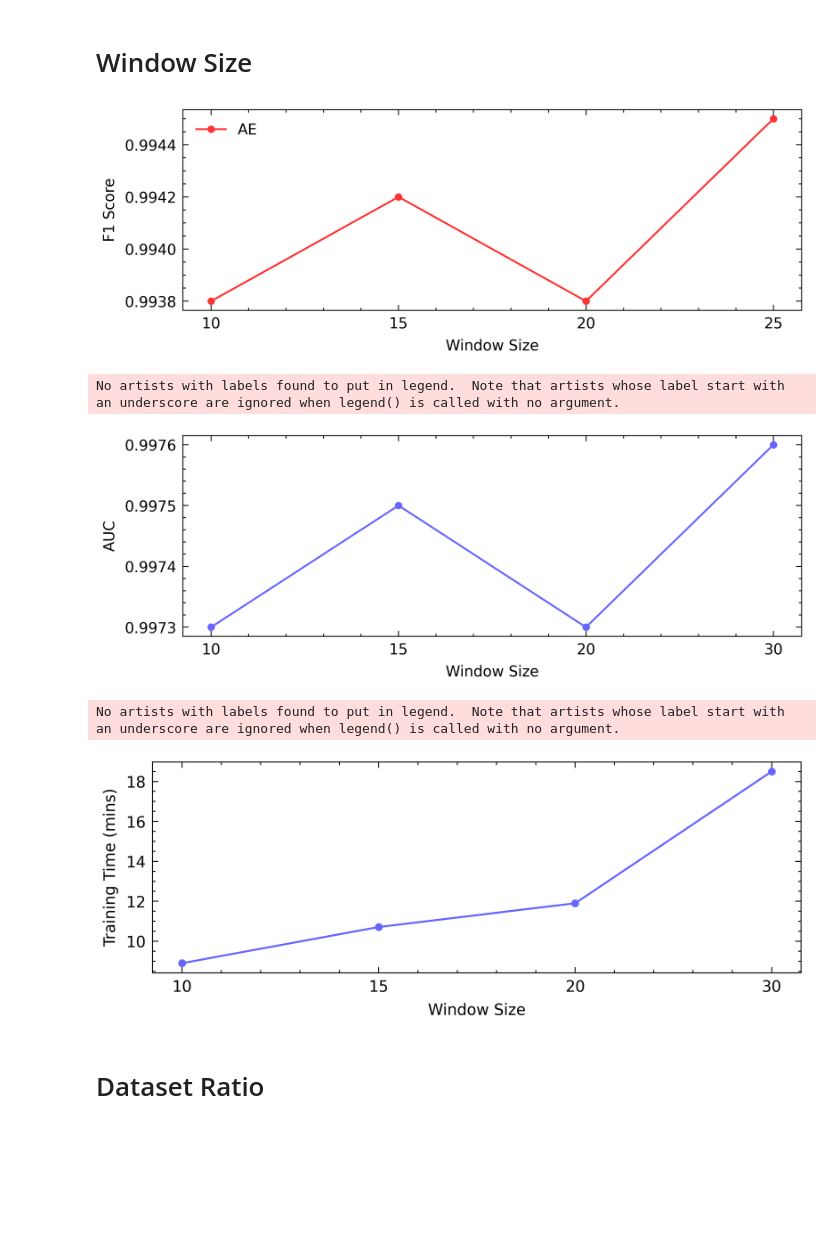
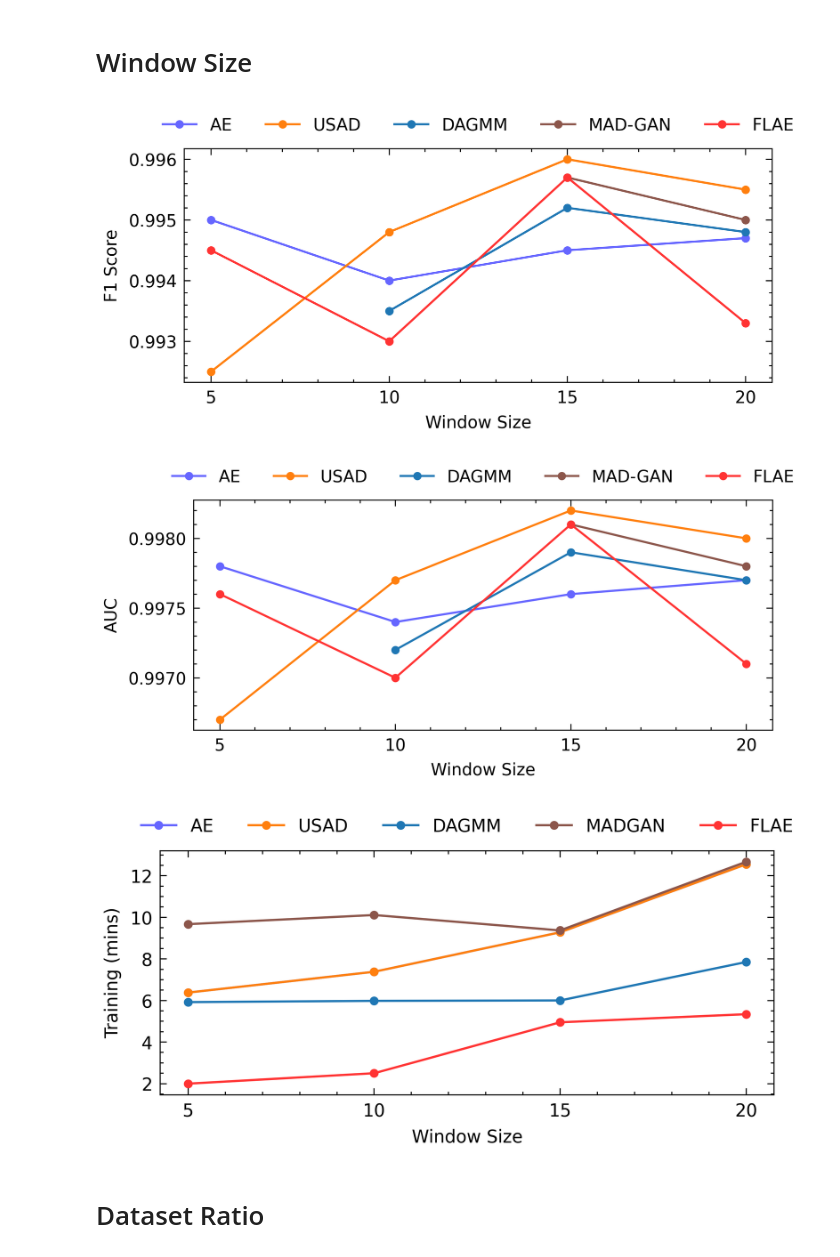
Before and after one commit to KL-DL-ML/federated-learning-autoencoder-anomaly-detection, a Jupyter notebook: evaluation.ipynb, the cells around one changed output. Drawn from its saved outputs; the diff is of its cells as text; code cells hidden in the pictures; blank space fills up the shorter version.

```diff
--- a/evaluation.ipynb
+++ b/evaluation.ipynb
@@ -20,10 +13,20 @@ window_size_time = [8.9, 10.71, 11.9, 18.5]
+# %%
+ae_w_f1 = [0.995, 0.994, 0.9945, 0.9947]
+usad_w_f1 = [0.9925, 0.9948, 0.9960, 0.9955]
+dagmm_w_f1 = [None, 0.9935, 0.9952, 0.9948]
+madgan_w_f1 = [None, None, 0.9957, 0.9950]
+flae_w_f1 = [0.9945, 0.9930, 0.9957, 0.9933]
 # %%
-plt.figure(figsize=(6, 2))
-plt.plot(window_size_f1, color='#FF3333', marker='.', linestyle='-', label='AE')
-plt.xticks(range(len(window_size_f1)), [10, 15, 20, 25])
+plt.figure(figsize=(5, 2))
+plt.plot(ae_w_f1, color='#6666ff', marker='.', linestyle='-', label='AE')
+plt.plot(usad_w_f1, color='#ff7f0e', marker='.', linestyle='-', label='USAD')
+plt.plot(dagmm_w_f1, color='#1f77b4', marker='.', linestyle='-', label='DAGMM')
+plt.plot(madgan_w_f1, color='#8c564b', marker='.', linestyle='-', label='MAD-GAN')
+plt.plot(flae_w_f1, color='#ff3333', marker='.', linestyle='-', label='FLAE')
+plt.xticks(range(4), [5, 10, 15, 20])
 plt.xlabel('Window Size')
 plt.ylabel('F1 Score')
-plt.legend()
+plt.legend(loc='upper center', bbox_to_anchor=(0.5, 1.2), ncol=5)
 plt.show()
 # %% [output]
-[figure, old version]
+[figure, new version]
@@ -30,11 +39,14 @@ plt.show()
 # %%
-plt.figure(figsize=(6, 2))
-plt.plot(window_size_auc, color='#6666FF', marker='.', linestyle='-')
-plt.xticks(range(len(window_size_auc)), [10, 15, 20, 30])
+plt.figure(figsize=(5, 2))
+plt.plot(ae_w_auc, color='#6666ff', marker='.', linestyle='-', label='AE')
+plt.plot(usad_w_auc, color='#ff7f0e', marker='.', linestyle='-', label='USAD')
+plt.plot(dagmm_w_auc, color='#1f77b4', marker='.', linestyle='-', label='DAGMM')
+plt.plot(madgan_w_auc, color='#8c564b', marker='.', linestyle='-', label='MAD-GAN')
+plt.plot(flae_w_auc, color='#ff3333', marker='.', linestyle='-', label='FLAE')
+plt.xticks(range(4), [5, 10, 15, 20])
 plt.xlabel('Window Size')
 plt.ylabel('AUC')
-plt.legend()
+plt.legend(loc='upper center', bbox_to_anchor=(0.5, 1.2), ncol=5)
 plt.show()
 # %% [output]
-No artists with labels found to put in legend.  Note that artists whose label start with an underscore are ignored when legend() is called with no argument.
-[figure, old version]
+[figure, new version]
@@ -41,13 +59,16 @@ No artists with labels found to put in legend.  Note that artists whose label st
 # %%
-plt.figure(figsize=(6, 2))
-plt.plot(window_size_time, color='#6666FF', marker='.', linestyle='-')
-plt.xticks(range(len(window_size_time)), [10, 15, 20, 30])
+plt.figure(figsize=(5, 2))
+plt.plot(ae_w_time, color='#6666ff', marker='.', linestyle='-', label='AE')
+plt.plot(usad_w_time, color='#ff7f0e', marker='.', linestyle='-', label='USAD')
+plt.plot(dagmm_w_time, color='#1f77b4', marker='.', linestyle='-', label='DAGMM')
+plt.plot(madgan_w_time, color='#8c564b', marker='.', linestyle='-', label='MADGAN')
+plt.plot(flae_w_time, color='#ff3333', marker='.', linestyle='-', label='FLAE')
+plt.xticks(range(4), [5, 10, 15, 20])
 plt.xlabel('Window Size')
-plt.ylabel('Training Time (mins)')
-plt.legend()
+plt.ylabel('Training (mins)')
+plt.legend(loc='upper center', bbox_to_anchor=(0.5, 1.2), ncol=5)
 plt.show()
 # %% [output]
-No artists with labels found to put in legend.  Note that artists whose label start with an underscore are ignored when legend() is called with no argument.
-[figure, old version]
+[figure, new version]
 # %% [markdown]
 # Dataset Ratio
```
Also changed, not shown: parts of 14 cells of this notebook, 14 other files.
